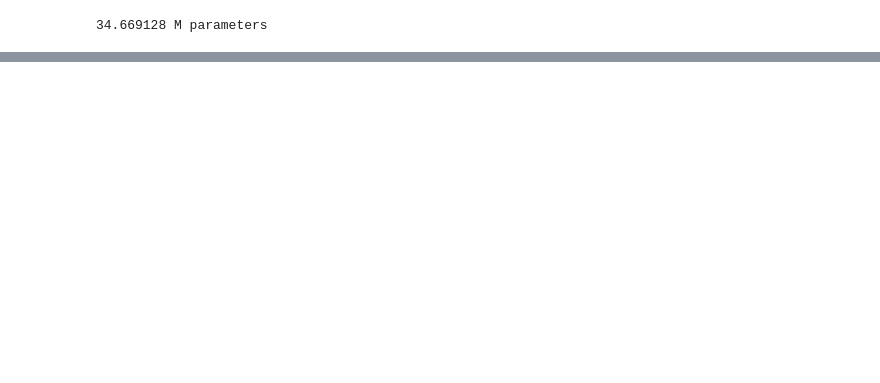
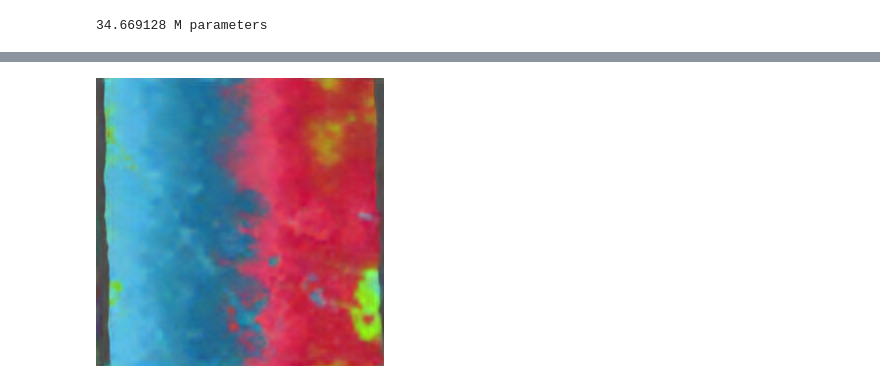
Before and after one commit to danjacobellis/autocodec, a Jupyter notebook: train/aviris_f8c8.ipynb, the cells around one changed output, grey strips where cells are left out. Cells and saved outputs as stored; diff of their text form; code cells hidden in the pictures; blank space fills up the shorter version.

```diff
--- a/train/aviris_f8c8.ipynb
+++ b/train/aviris_f8c8.ipynb
@@ -174,0 +182,4 @@ with torch.no_grad():
+# %%
+to_pil_image(x_hat[0,0,:3]/2+0.5)
+# %% [output]
+[figure, added]
```
Also changed, not shown: parts of 8 cells of this notebook.
